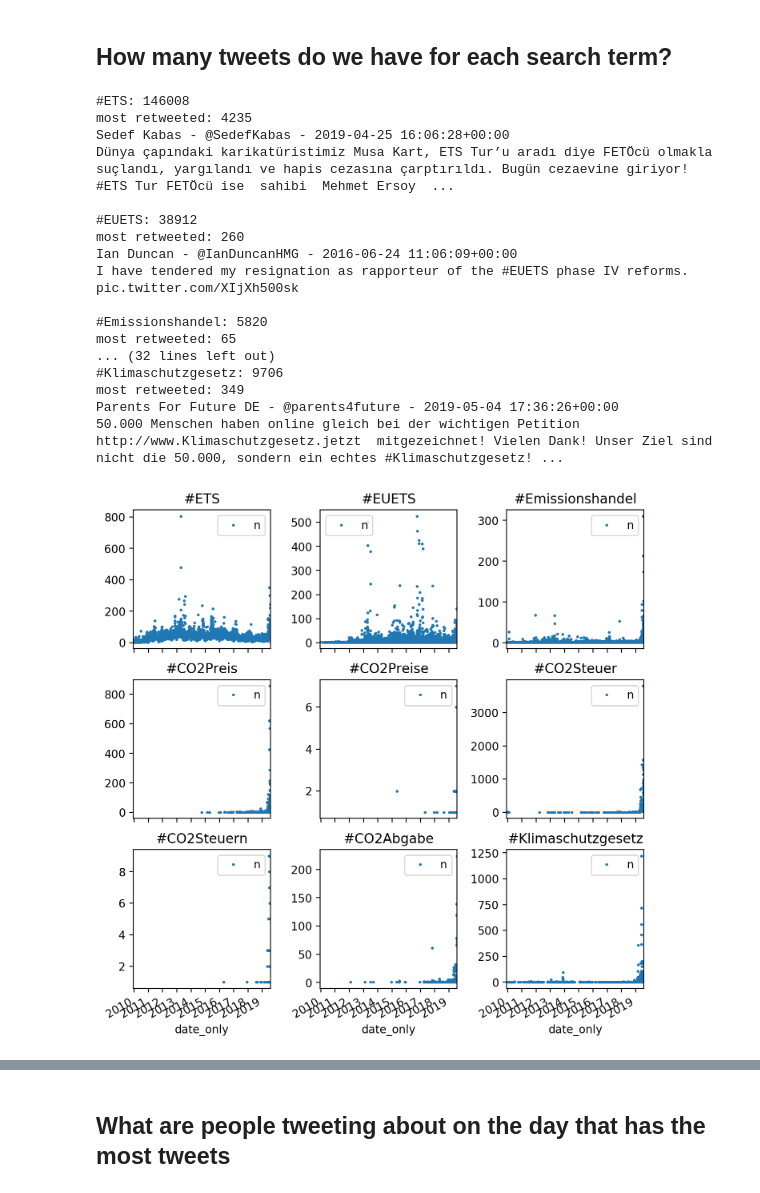
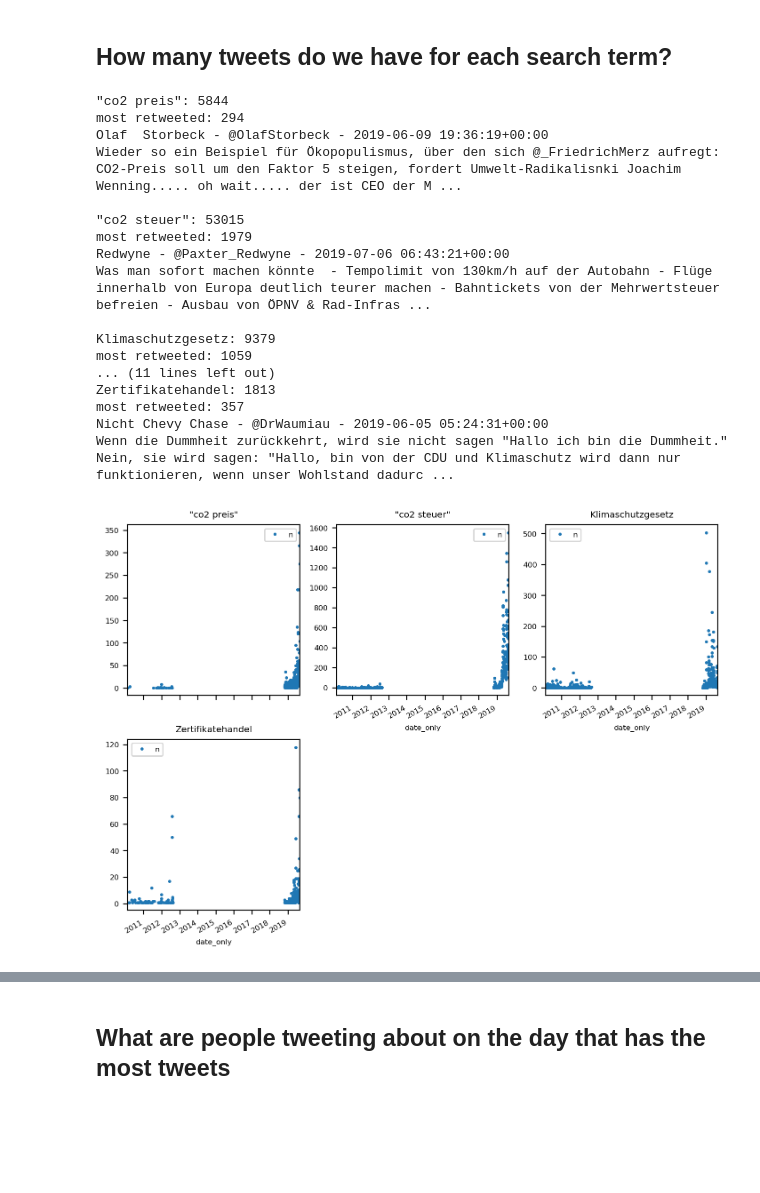
Before and after one commit to mcc-apsis/carbon-twitter, a Jupyter notebook: monitor_searches.ipynb, the cells around one changed output, grey strips where cells are left out. Cells and saved outputs as stored; diff of their text form; code cells hidden in the pictures; blank space fills up the shorter version.

```diff
--- a/monitor_searches.ipynb
+++ b/monitor_searches.ipynb
@@ -47,61 +49,71 @@ def tweet_time_graph(s, ax, years = None):
 ## How many tweets do we have for each search term?
 # %%
 terms =  [
-    '#ETS',
-    '#EUETS',
-    '#Emissionshandel',
-    '#CO2Preis',
-    '#CO2Preise',
-    '#CO2Steuer',
-    '#CO2Steuern',
-    '#CO2Abgabe',
-    '#Klimaschutzgesetz',
+    #'#ETS',
+    #'#EUETS',
+    #'#Emissionshandel',
+    #'#CO2Preis',
+    #'#CO2Preise',
+    #'#CO2Steuer',
+    #'#CO2Steuern',
+    #'#CO2Abgabe',
+    #'#Klimaschutzgesetz',
+    '"co2 preis"',
+    '"co2 steuer"',
+    'Klimaschutzgesetz',
+    'Zertifikatehandel'
 ]
 
 fig = plt.figure(dpi=200,figsize=(dsize,dsize))
+
+p = sm.Project.objects.get(pk=185)
 
 i=0
 fax = None
 for t in terms:
     s, created = tm.TwitterSearch.objects.get_or_create(string=t)
+    s.project = p
+    s.save()
     print(f"\n{s.string}: {s.status_set.count()}")
     if s.status_set.count() > 1:
         ms = s.status_set.order_by('-retweets_count').first()
         print(f"most retweeted: {ms.retweets_count}")
         print(f"{ms.author} - {ms.created_at}")
         print(ms.text)
 
         i+=1
 
         if fax:
             ax = fig.add_subplot(3,3,i,sharex=ax)
         else:
             ax = fig.add_subplot(3,3,i)
             fax = ax
         tweet_time_graph(s, ax)
 
 
 plt.minorticks_off()
 fig.tight_layout()
+
+plt.savefig("plots/hashtags_time.png", bbox_inches='tight')
 # %% [output]
-#ETS: 146008
-most retweeted: 4235
-Sedef Kabas - @SedefKabas - 2019-04-25 16:06:28+00:00
-Dünya çapındaki karikatüristimiz Musa Kart, ETS Tur’u aradı diye FETÖcü olmakla suçlandı, yargılandı ve hapis cezasına çarptırıldı. Bugün cezaevine giriyor!  #ETS Tur FETÖcü ise  sahibi  Mehmet Ersoy  ...
+"co2 preis": 5844
+most retweeted: 294
+Olaf  Storbeck - @OlafStorbeck - 2019-06-09 19:36:19+00:00
+Wieder so ein Beispiel für Ökopopulismus, über den sich @_FriedrichMerz aufregt: CO2-Preis soll um den Faktor 5 steigen, fordert Umwelt-Radikalisnki Joachim Wenning..... oh wait..... der ist CEO der M ...
 
-#EUETS: 38912
-most retweeted: 260
-Ian Duncan - @IanDuncanHMG - 2016-06-24 11:06:09+00:00
-I have tendered my resignation as rapporteur of the #EUETS phase IV reforms.  pic.twitter.com/XIjXh500sk
+"co2 steuer": 53015
+most retweeted: 1979
+Redwyne - @Paxter_Redwyne - 2019-07-06 06:43:21+00:00
+Was man sofort machen könnte  - Tempolimit von 130km/h auf der Autobahn - Flüge innerhalb von Europa deutlich teurer machen - Bahntickets von der Mehrwertsteuer befreien - Ausbau von ÖPNV & Rad-Infras ...
 
-#Emissionshandel: 5820
-most retweeted: 65
-... (32 lines left out)
-#Klimaschutzgesetz: 9706
-most retweeted: 349
-Parents For Future DE - @parents4future - 2019-05-04 17:36:26+00:00
-50.000 Menschen haben online gleich bei der wichtigen Petition  http://www.Klimaschutzgesetz.jetzt  mitgezeichnet! Vielen Dank! Unser Ziel sind nicht die 50.000, sondern ein echtes #Klimaschutzgesetz! ...
+Klimaschutzgesetz: 9379
+most retweeted: 1059
+... (11 lines left out)
+Zertifikatehandel: 1813
+most retweeted: 357
+Nicht Chevy Chase - @DrWaumiau - 2019-06-05 05:24:31+00:00
+Wenn die Dummheit zurückkehrt, wird sie nicht sagen "Hallo ich bin die Dummheit." Nein, sie wird sagen: "Hallo, bin von der CDU und Klimaschutz wird dann nur funktionieren, wenn unser Wohlstand dadurc ...
-[figure, old version]
+[figure, new version]
 # %%
 terms =  [
     '#ETS',
```
Also changed, not shown: parts of 2 cells of this notebook, 5 other files.
